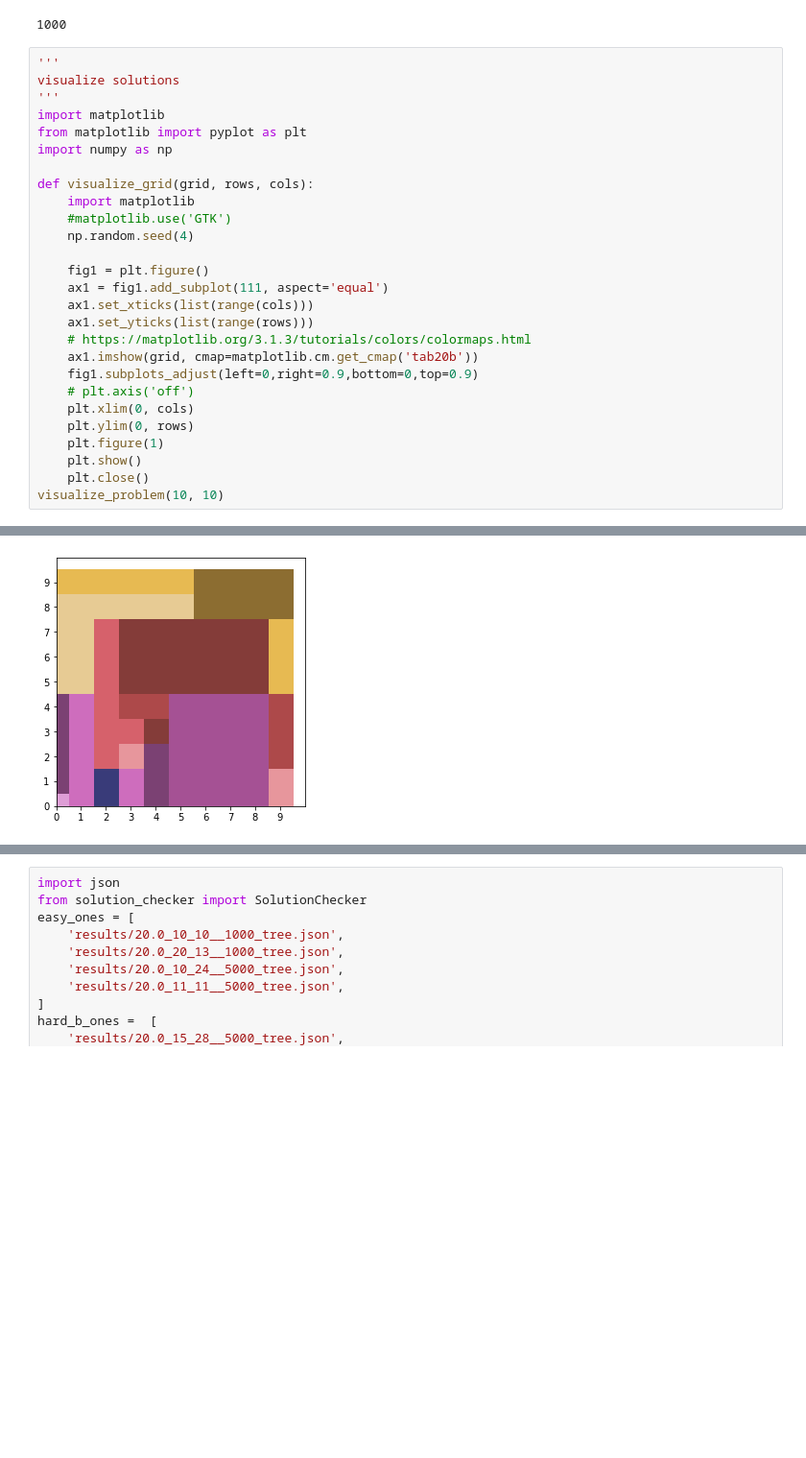
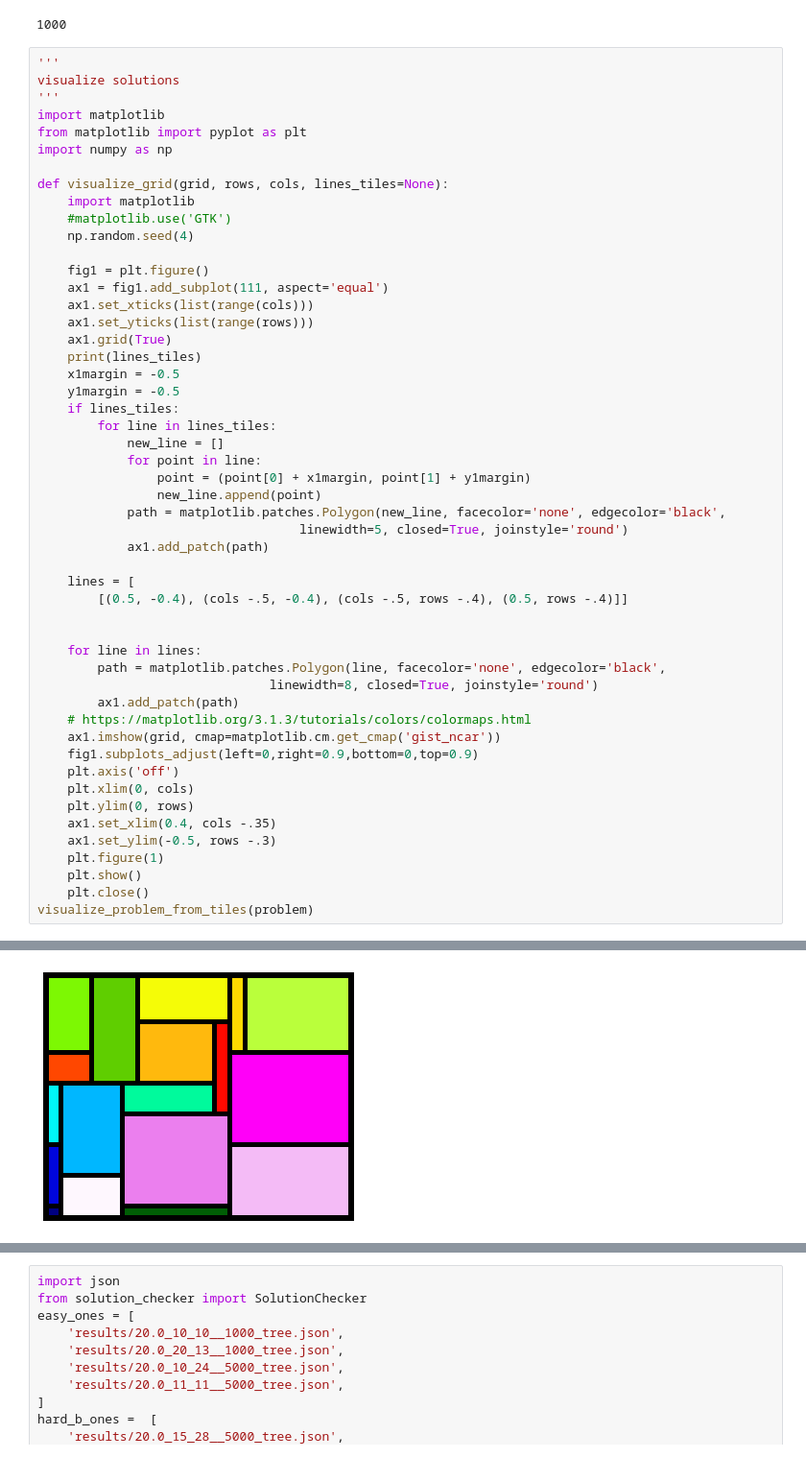
Before and after one commit to igorpejic/visapi, a Jupyter notebook: analsysis.ipynb, the cells around one changed output, grey strips where cells are left out. Shown at 96% size. Drawn from its saved outputs; the diff is of its cells as text; blank space fills up the shorter version.

Commit message:
add possibility to input individual tiles and then add them in nn

```diff
--- a/analsysis.ipynb
+++ b/analsysis.ipynb
@@ -112,7 +112,7 @@ import matplotlib
 from matplotlib import pyplot as plt
 import numpy as np
 
-def visualize_grid(grid, rows, cols):
+def visualize_grid(grid, rows, cols, lines_tiles=None):
     import matplotlib
     #matplotlib.use('GTK')
     np.random.seed(4)
@@ -121,14 +121,38 @@ def visualize_grid(grid, rows, cols):
     ax1 = fig1.add_subplot(111, aspect='equal')
     ax1.set_xticks(list(range(cols)))
     ax1.set_yticks(list(range(rows)))
+    ax1.grid(True)
+    print(lines_tiles)
+    x1margin = -0.5
+    y1margin = -0.5
+    if lines_tiles:
+        for line in lines_tiles:
+            new_line = []
+            for point in line:
+                point = (point[0] + x1margin, point[1] + y1margin)
+                new_line.append(point)
+            path = matplotlib.patches.Polygon(new_line, facecolor='none', edgecolor='black',
+                                   linewidth=5, closed=True, joinstyle='round')
+            ax1.add_patch(path)
+
+    lines = [
+        [(0.5, -0.4), (cols -.5, -0.4), (cols -.5, rows -.4), (0.5, rows -.4)]]
+
+
+    for line in lines:
+        path = matplotlib.patches.Polygon(line, facecolor='none', edgecolor='black',
+                               linewidth=8, closed=True, joinstyle='round')
+        ax1.add_patch(path)
     # https://matplotlib.org/3.1.3/tutorials/colors/colormaps.html
-    ax1.imshow(grid, cmap=matplotlib.cm.get_cmap('tab20b'))
+    ax1.imshow(grid, cmap=matplotlib.cm.get_cmap('gist_ncar'))
     fig1.subplots_adjust(left=0,right=0.9,bottom=0,top=0.9)
-    # plt.axis('off')
+    plt.axis('off')
     plt.xlim(0, cols)
     plt.ylim(0, rows)
+    ax1.set_xlim(0.4, cols -.35)
+    ax1.set_ylim(-0.5, rows -.3)
     plt.figure(1)
     plt.show()
     plt.close()
-visualize_problem(10, 10)
+visualize_problem_from_tiles(problem)
 # %% [output]
@@ -136,4 +160,4 @@ visualize_problem(10, 10)
-[figure, old version]
+[figure, new version]
 # %%
 import datetime, json
 from solution_checker import SolutionChecker
```
Also changed, not shown: parts of 3 cells of this notebook, 7 other files.
